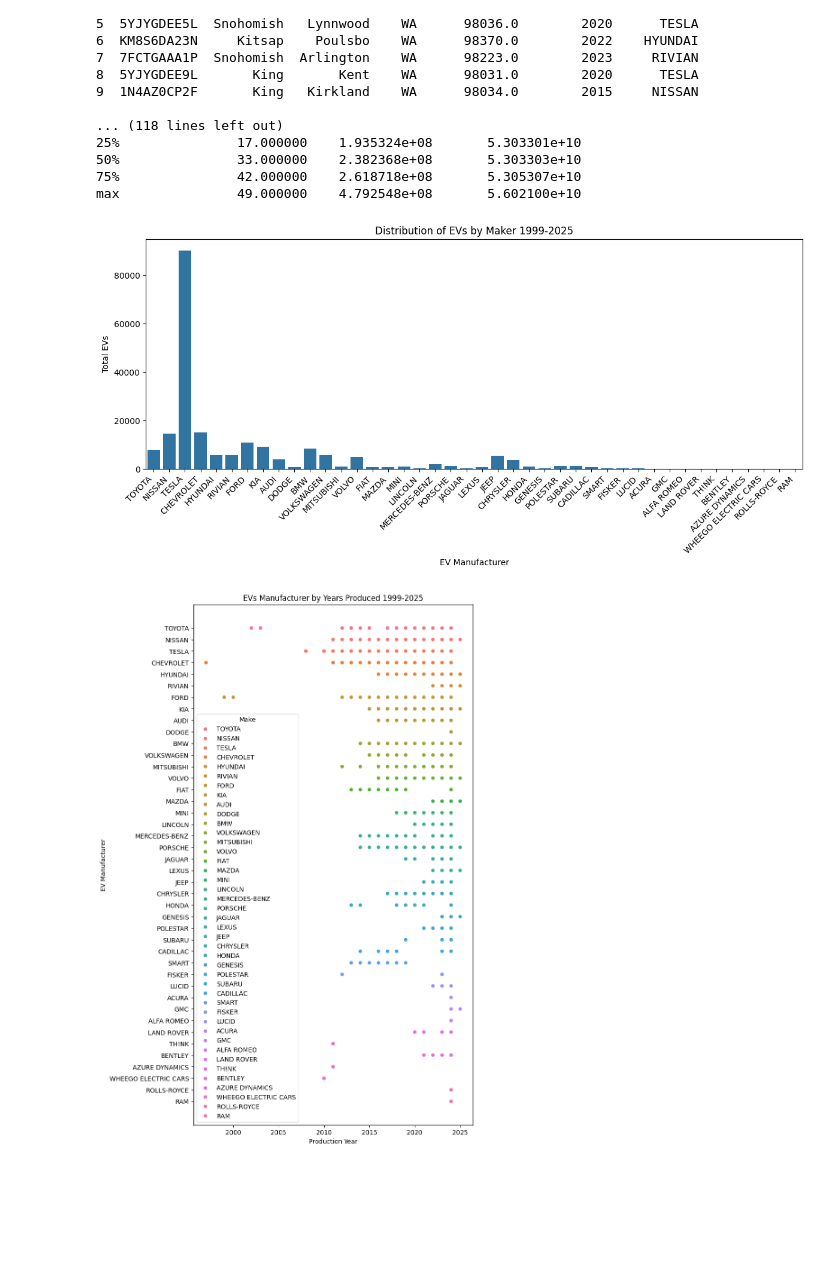
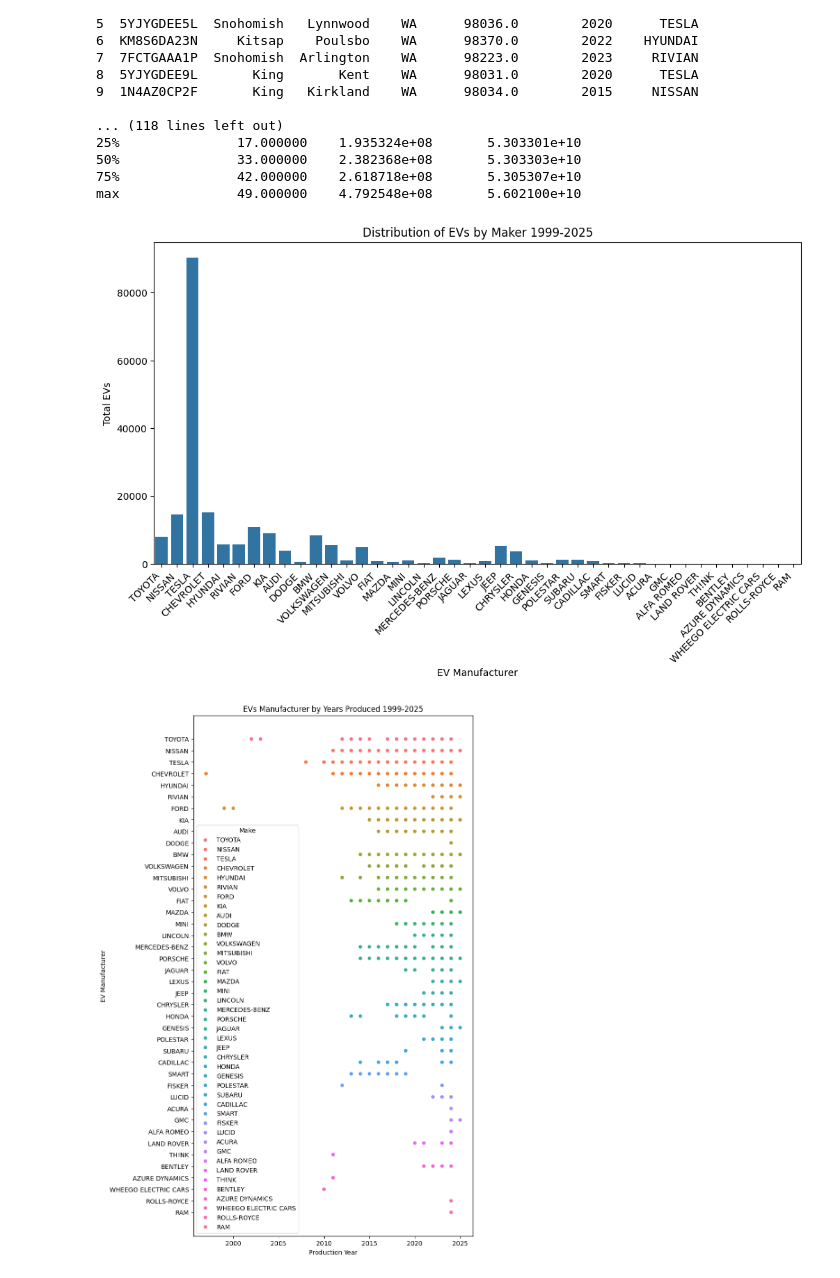
Before and after one commit to rmckanry/datafun-06-eda, a Jupyter notebook: mckanry_eda.ipynb, the cells around one changed output. Cells and saved outputs as stored; diff of their text form; code cells hidden in the pictures; blank space fills up the shorter version.

```diff
--- a/mckanry_eda.ipynb
+++ b/mckanry_eda.ipynb
@@ -32,46 +31,20 @@ print(df.describe())
 75%               42.000000    2.618718e+08       5.305307e+10
 max               49.000000    4.792548e+08       5.602100e+10
 # %%
-# Inspect histogram by numerical column
-#df['Model Year'].hist()
-
-# Inspect histograms for all numerical columns
-#df.hist()
-
-# Show all plots
-#plt.show()
-'''
-# Inspect value counts by categorical column
-df['State'].value_counts()
-
-# Inspect value counts for all categorical columns
-for col in df.select_dtypes(include=['object', 'category']).columns:
-    # Display count plot
-    sns.countplot(x=col, data=df)
-    plt.title(f'Distribution of {col}')
-    plt.show()
-
-# Show all plots
-plt.show()
-'''
-#y = df['Make'].array
-#print("Y=",y)
-
-# Create a box plot showing the distribution to remind us of the distribution
+# Create a chart showing the total number of EVs owned between 1999 and 2025
 plt.figure(figsize=(12,6))
 sns.countplot(x = 'Make', data = df)
 
 # Readability
 plt.xticks(rotation=45, ha='right')
 
 # Title and Labels
 plt.title('Distribution of EVs by Maker 1999-2025')
 plt.ylabel('Total EVs')
 plt.xlabel("EV Manufacturer")
 
 # Show Plot
-plt.tight_layout()
 plt.show()
 # %% [output]
-[figure, old version]
+[figure, new version]
 # %%
```
Also changed, not shown: parts of 2 cells of this notebook.
